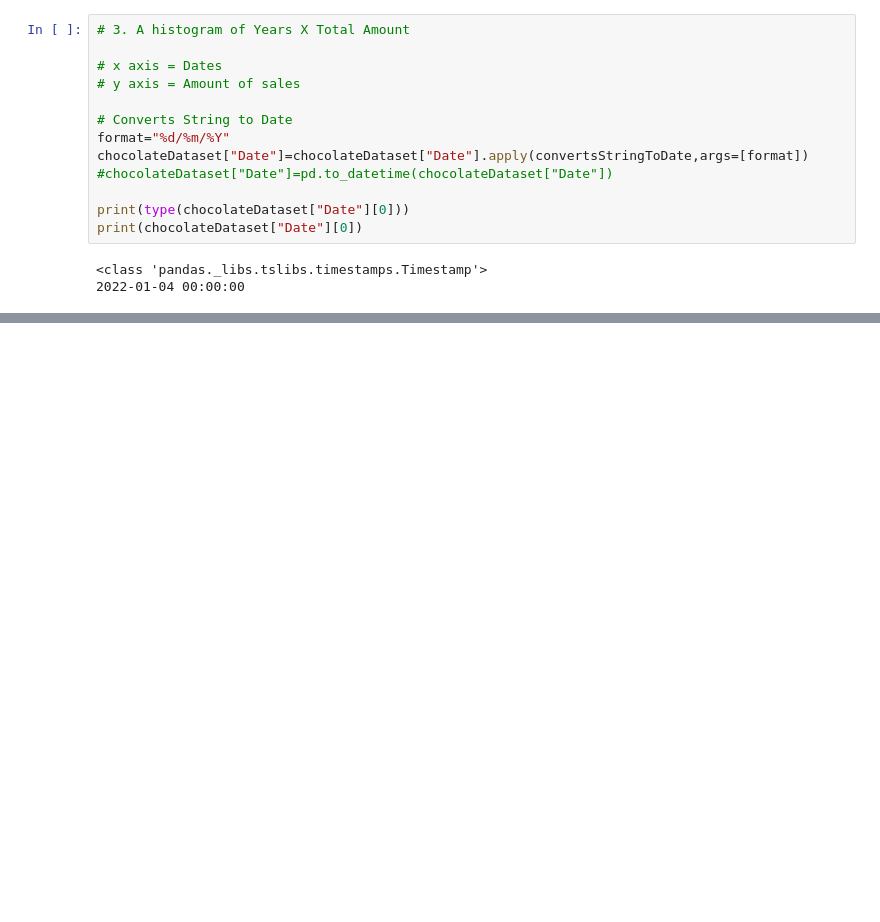
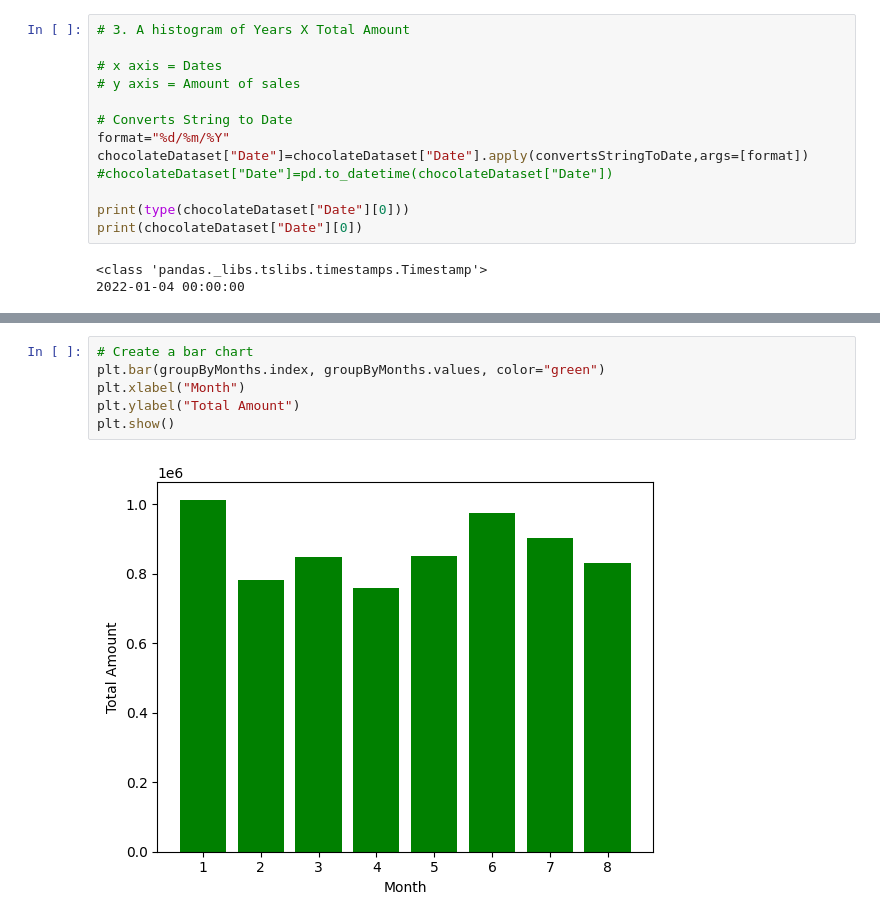
Before and after one commit to Jaimepelembe/Data_analyst_bootcamp_from_basics_to_advanced, a Jupyter notebook: S4_Data_Analysis/ExercisesMatplotlibVisualization.ipynb, the cells around one changed output, grey strips where cells are left out. Drawn from its saved outputs; the diff is of its cells as text; blank space fills up the shorter version.

```diff
--- a/S4_Data_Analysis/ExercisesMatplotlibVisualization.ipynb
+++ b/S4_Data_Analysis/ExercisesMatplotlibVisualization.ipynb
@@ -362,0 +373,8 @@ plt.plot(histogramDatesSales.index, histogramDatesSales.values, marker="o")
+# %%
+# Create a bar chart
+plt.bar(groupByMonths.index, groupByMonths.values, color="green")
+plt.xlabel("Month")
+plt.ylabel("Total Amount")
+plt.show()
+# %% [output]
+[figure, added]
```
Also changed, not shown: parts of 14 cells of this notebook, 2 other files.
